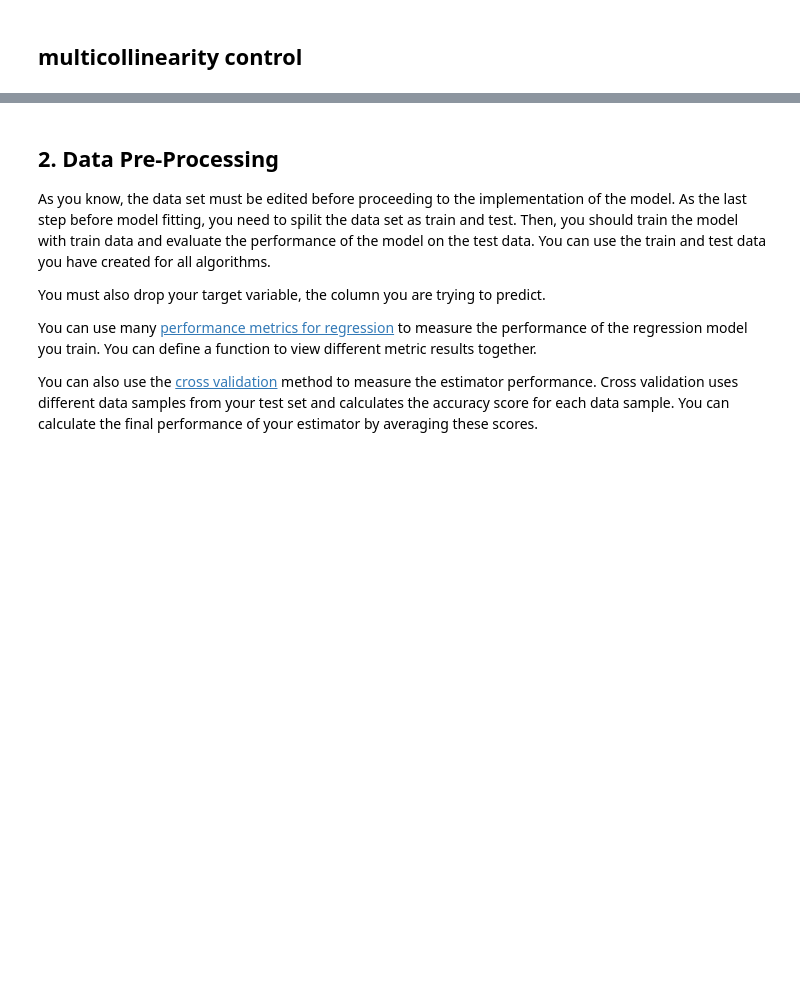
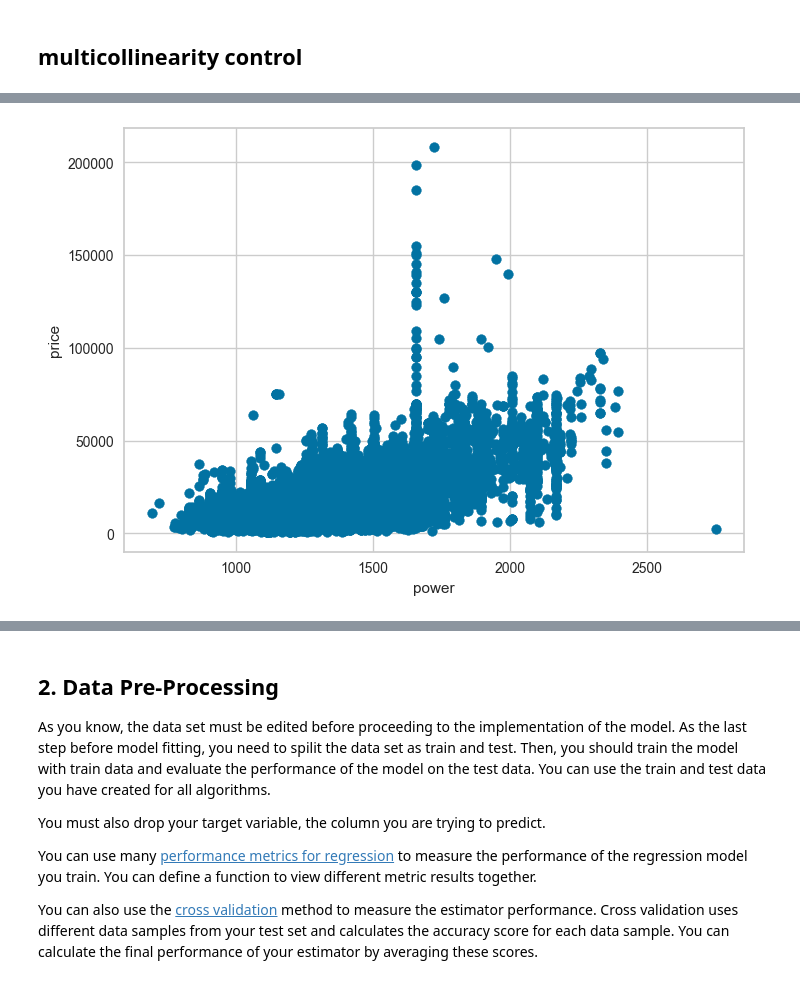
Before and after one commit to 0xArwa/soldier-race-prediction, a Jupyter notebook: Auto Scout/Auto Scout Project Blank.ipynb, the cells around one changed output, grey strips where cells are left out. Drawn from its saved outputs; the diff is of its cells as text; code cells hidden in the pictures; blank space fills up the shorter version.

```diff
--- a/Auto Scout/Auto Scout Project Blank.ipynb
+++ b/Auto Scout/Auto Scout Project Blank.ipynb
@@ -395,0 +423,8 @@ sns.heatmap(df.corr(numeric_only=True) > 0.8,
+# %%
+# Scatter plot
+plt.scatter(df['empty_weight'], df['price'])
+plt.xlabel('power')
+plt.ylabel('price')
+plt.show()
+# %% [output]
+[figure, added]
```
Also changed, not shown: parts of 27 cells of this notebook, 1 other file.
